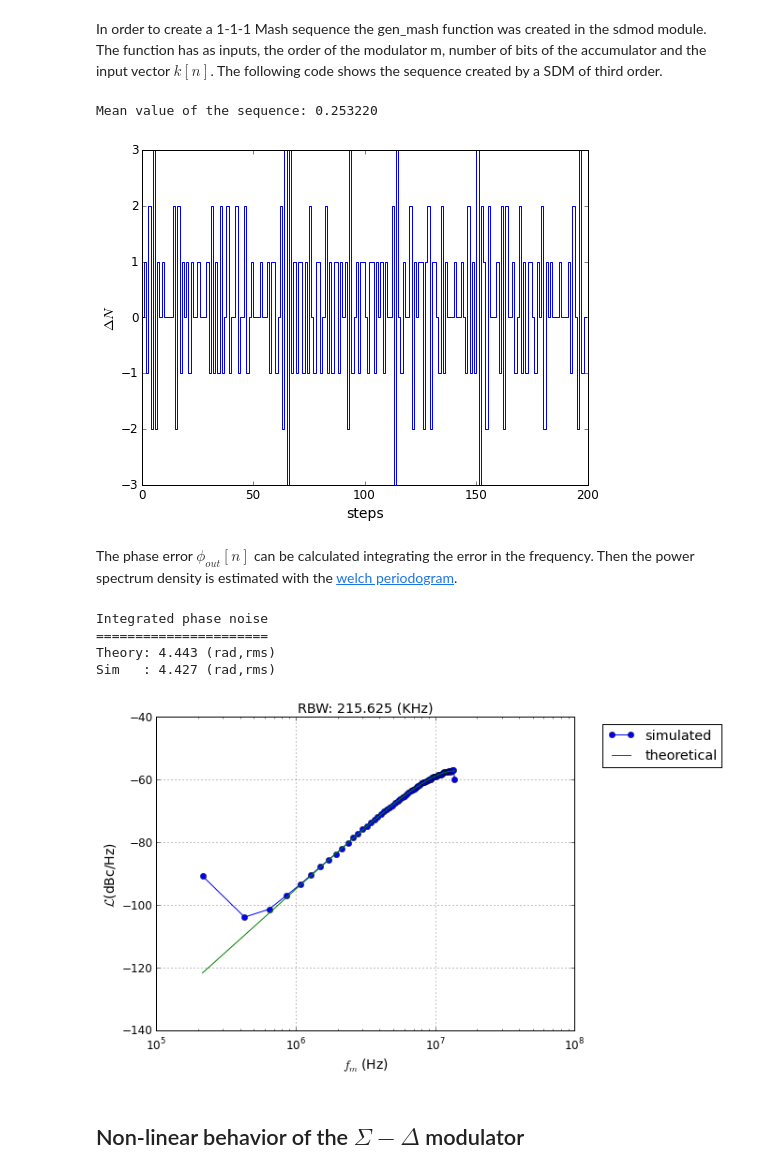
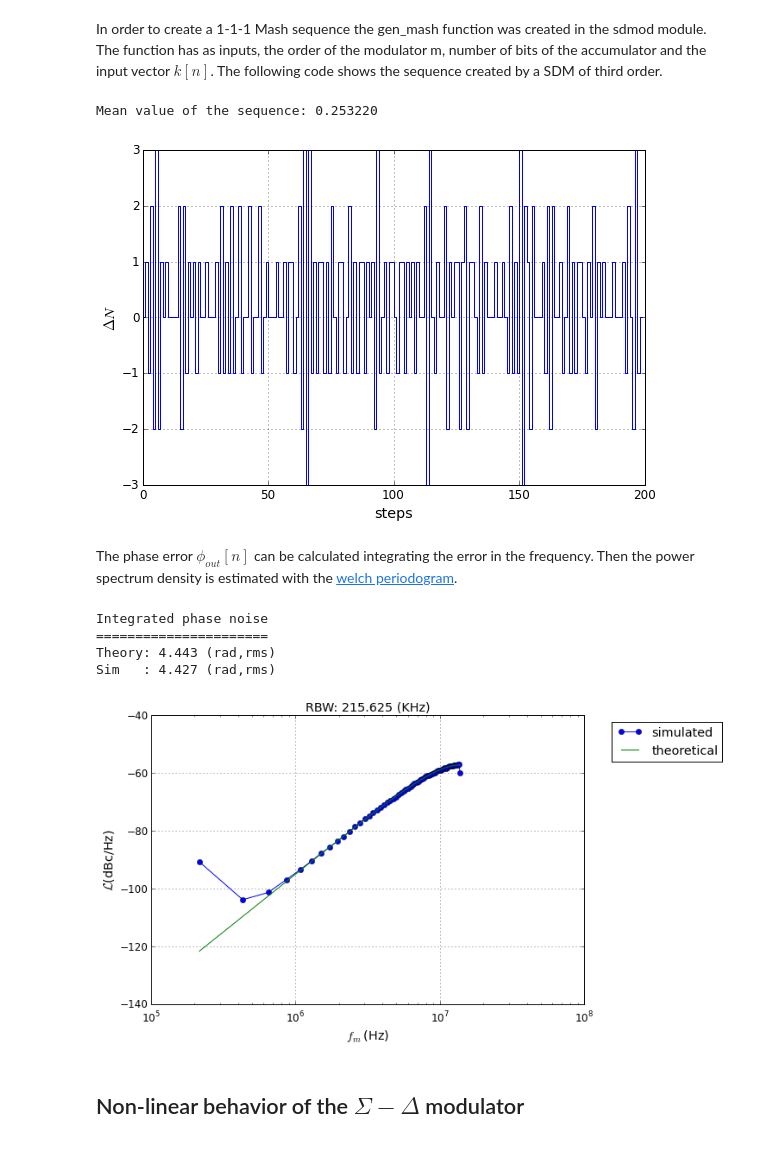
Before and after one commit to ivan33609/plldesigner, a Jupyter notebook: notebooks/Sigma_delta_noise_in_fractional_PLLs.ipynb, the cells around one changed output. Drawn from its saved outputs; the diff is of its cells as text; code cells hidden in the pictures.

Commit message:
Grids and fonts that help

```diff
--- a/notebooks/Sigma_delta_noise_in_fractional_PLLs.ipynb
+++ b/notebooks/Sigma_delta_noise_in_fractional_PLLs.ipynb
@@ -26,8 +26,9 @@ import matplotlib.pyplot as plt
 import matplotlib
 %matplotlib inline
 matplotlib.rcParams['font.size'] = 12
-matplotlib.rcParams['axes.labelsize'] =14
-matplotlib.rcParams['figure.figsize']= (8,6)
+matplotlib.rcParams['figure.figsize']  = (9,6)
+matplotlib.rcParams['axes.labelsize'] = 'large'
+matplotlib.rcParams['axes.grid'] = True
 # %% [markdown]
 
 The instantaneous frequency division of the divider in the figure is given by:
@@ -154,7 +155,7 @@ plt.ylabel('$\Delta N$') #y label
 print("Mean value of the sequence: {:2.6f}\n".format(sd.mean()))
 # %% [output]
 Mean value of the sequence: 0.253220
-[figure, old version]
+[figure, new version]
 # %% [markdown]
 The phase error $\phi_{out}[n]$ can be calculated integrating the error in the frequency. Then the power spectrum density is estimated with the [welch periodogram](http://docs.scipy.org/doc/scipy-dev/reference/generated/scipy.signal.welch.html).
 # %%
@@ -163,36 +164,35 @@ phi_div = 2*pi*(sd-fracnum[0]/2**NsdBits).cumsum()
 
 # Calculate the spectrum
 npoints = 2**7
 f, Phi2_div = sig.welch(phi_div, fref, window='blackman', nperseg=npoints)
 rbw = fref/2/(len(f)-1)
 ind = (f>1e5) & (f<1e9)
 sim = pn.Pnoise(f[ind],10*log10(Phi2_div[ind]/2), label='simulated')
 
 # calcualte the L teorical
 theory = sdmod.L_mash_dB(3,fref)
 theory.fm = f[ind]
 theory.label = 'theoretical'
 
 # Calculate the integral value of the two
 print('''
 Integrated phase noise
 ======================
 Theory: {:2.3f} (rad,rms)
 Sim   : {:2.3f} (rad,rms)'''.format(theory.integrate(),sim.integrate()))
 
 # plot both the spectrums
 sim.plot('o-')
 ax = theory.plot()
 plt.legend(bbox_to_anchor=(1.05, 1), loc=2)
 plt.title('RBW: {:2.3f} (KHz)'.format(rbw/1e3))
-plt.ylim([-140,-40])
-plt.grid(True)
+val = plt.ylim([-140,-40])
 # %% [output]
 Integrated phase noise
 ======================
 Theory: 4.443 (rad,rms)
 Sim   : 4.427 (rad,rms)
-[figure, old version]
+[figure, new version]
 # %% [markdown]
 ## Non-linear behavior of the $\Sigma-\Delta$ modulator
 # %% [markdown]
```
Also changed, not shown: parts of 4 cells of this notebook.
